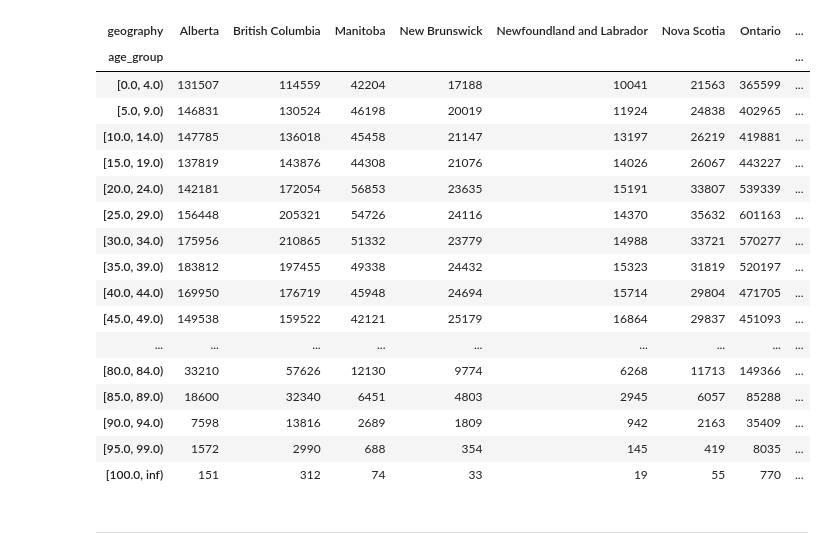
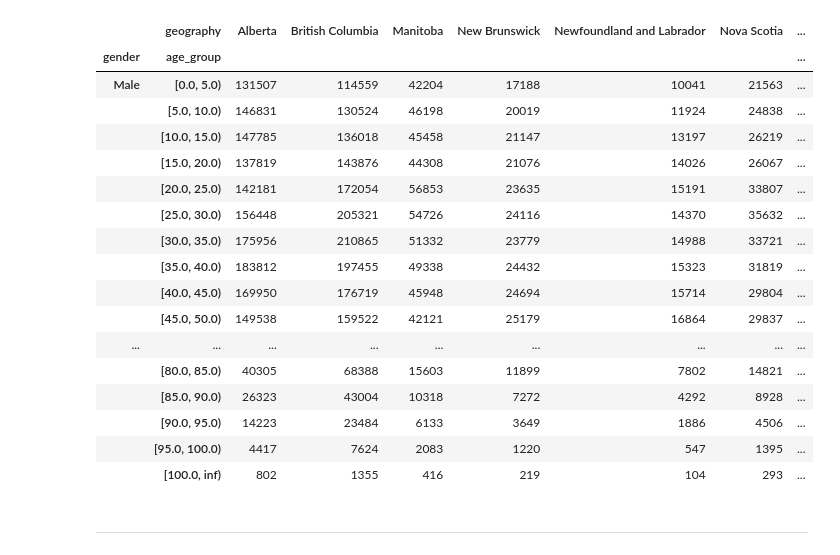
Before and after one commit to ltyih/reidentification-risk, a Jupyter notebook: bayesian-network/data_fixing.ipynb, the cells around one changed output. Drawn from its saved outputs; the diff is of its cells as text; code cells hidden in the pictures.

```diff
--- a/bayesian-network/data_fixing.ipynb
+++ b/bayesian-network/data_fixing.ipynb
@@ -7,7 +7,7 @@ def parse_age_to_interval(age_str):
     # "0 to 4 years" → Interval(0, 4, closed='left')
     m = re.match(r'(\d+) to (\d+)', age_str)
     if m:
-        return pd.Interval(int(m.group(1)), int(m.group(2)), closed='left')
+        return pd.Interval(int(m.group(1)), int(m.group(2)) + 1, closed='left')
 
     # "100+" → Interval(100, inf, closed='left')
     m = re.match(r'(\d+) years and ', age_str)
@@ -46,28 +46,37 @@ result = (
     .swaplevel('age_group', 'gender')
     .sort_index()
 )
-result['Canada (except provinces)'] = result.sum(axis=1)
+result['Canada (excluding territories)'] = result.sum(axis=1)
+result = result.rename(
+    columns = {
+        'Canada (except provinces)': 'Canada (excluding territories)'
+    },
+    index = {
+        'Men+': 'Male',
+        'Women+': 'Female'
+    }
+)
 # %%
-result.loc['Men+']
+result
 # %% [output]
-| geography | Alberta | British Columbia | Manitoba | New Brunswick | Newfoundland and Labrador | Nova Scotia | Ontario | ... |
-| age_group |  |  |  |  |  |  |  | ... |
-| [0.0, 4.0) | 131507 | 114559 | 42204 | 17188 | 10041 | 21563 | 365599 | ... |
-| [5.0, 9.0) | 146831 | 130524 | 46198 | 20019 | 11924 | 24838 | 402965 | ... |
-| [10.0, 14.0) | 147785 | 136018 | 45458 | 21147 | 13197 | 26219 | 419881 | ... |
-| [15.0, 19.0) | 137819 | 143876 | 44308 | 21076 | 14026 | 26067 | 443227 | ... |
-| [20.0, 24.0) | 142181 | 172054 | 56853 | 23635 | 15191 | 33807 | 539339 | ... |
-| [25.0, 29.0) | 156448 | 205321 | 54726 | 24116 | 14370 | 35632 | 601163 | ... |
-| [30.0, 34.0) | 175956 | 210865 | 51332 | 23779 | 14988 | 33721 | 570277 | ... |
-| [35.0, 39.0) | 183812 | 197455 | 49338 | 24432 | 15323 | 31819 | 520197 | ... |
-| [40.0, 44.0) | 169950 | 176719 | 45948 | 24694 | 15714 | 29804 | 471705 | ... |
-| [45.0, 49.0) | 149538 | 159522 | 42121 | 25179 | 16864 | 29837 | 451093 | ... |
+|  | geography | Alberta | British Columbia | Manitoba | New Brunswick | Newfoundland and Labrador | Nova Scotia | ... |
+| gender | age_group |  |  |  |  |  |  | ... |
+| Male | [0.0, 5.0) | 131507 | 114559 | 42204 | 17188 | 10041 | 21563 | ... |
+|  | [5.0, 10.0) | 146831 | 130524 | 46198 | 20019 | 11924 | 24838 | ... |
+|  | [10.0, 15.0) | 147785 | 136018 | 45458 | 21147 | 13197 | 26219 | ... |
+|  | [15.0, 20.0) | 137819 | 143876 | 44308 | 21076 | 14026 | 26067 | ... |
+|  | [20.0, 25.0) | 142181 | 172054 | 56853 | 23635 | 15191 | 33807 | ... |
+|  | [25.0, 30.0) | 156448 | 205321 | 54726 | 24116 | 14370 | 35632 | ... |
+|  | [30.0, 35.0) | 175956 | 210865 | 51332 | 23779 | 14988 | 33721 | ... |
+|  | [35.0, 40.0) | 183812 | 197455 | 49338 | 24432 | 15323 | 31819 | ... |
+|  | [40.0, 45.0) | 169950 | 176719 | 45948 | 24694 | 15714 | 29804 | ... |
+|  | [45.0, 50.0) | 149538 | 159522 | 42121 | 25179 | 16864 | 29837 | ... |
 | ... | ... | ... | ... | ... | ... | ... | ... | ... |
-| [80.0, 84.0) | 33210 | 57626 | 12130 | 9774 | 6268 | 11713 | 149366 | ... |
-| [85.0, 89.0) | 18600 | 32340 | 6451 | 4803 | 2945 | 6057 | 85288 | ... |
-| [90.0, 94.0) | 7598 | 13816 | 2689 | 1809 | 942 | 2163 | 35409 | ... |
-| [95.0, 99.0) | 1572 | 2990 | 688 | 354 | 145 | 419 | 8035 | ... |
-| [100.0, inf) | 151 | 312 | 74 | 33 | 19 | 55 | 770 | ... |
+|  | [80.0, 85.0) | 40305 | 68388 | 15603 | 11899 | 7802 | 14821 | ... |
+|  | [85.0, 90.0) | 26323 | 43004 | 10318 | 7272 | 4292 | 8928 | ... |
+|  | [90.0, 95.0) | 14223 | 23484 | 6133 | 3649 | 1886 | 4506 | ... |
+|  | [95.0, 100.0) | 4417 | 7624 | 2083 | 1220 | 547 | 1395 | ... |
+|  | [100.0, inf) | 802 | 1355 | 416 | 219 | 104 | 293 | ... |
 # %%
 result.to_csv('../data/bayesian_network/age-fixed.csv')
 # %% [markdown]
```
Also changed, not shown: parts of 2 cells of this notebook, 1 other file.
